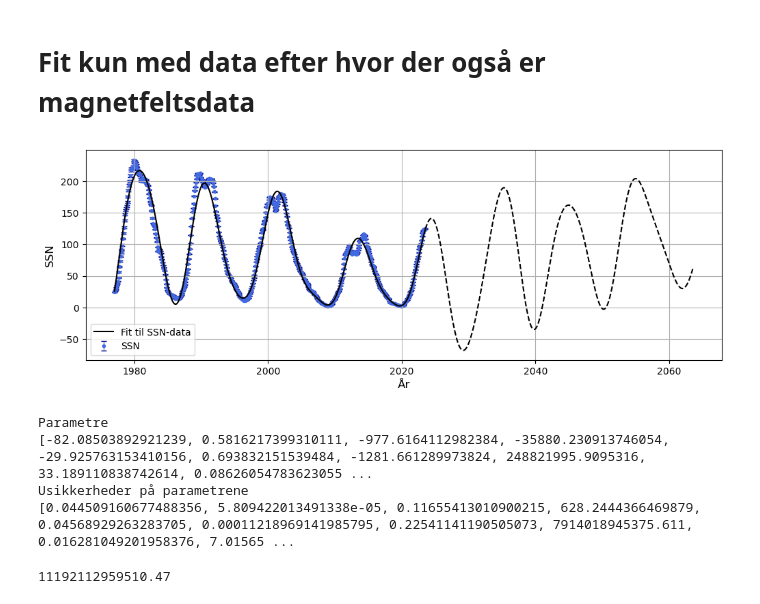
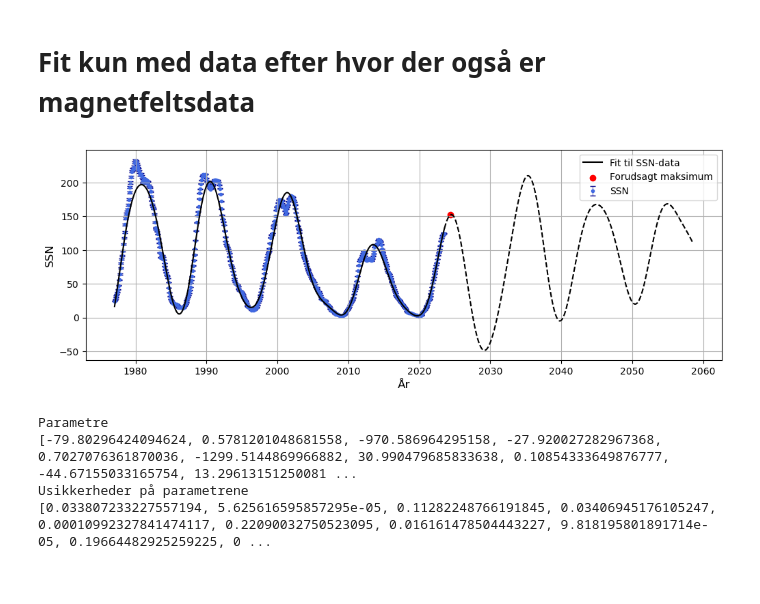
Before and after one commit to Focus9752/Solpletter_projekt, a Jupyter notebook: Magnus carlsen/Endelig_ikke_ok.ipynb, the cells around one changed output. Drawn from its saved outputs; the diff is of its cells as text; code cells hidden in the pictures.

Commit message:
Forudsagt en forudsigelse

```diff
--- a/Magnus carlsen/Endelig_ikke_ok.ipynb
+++ b/Magnus carlsen/Endelig_ikke_ok.ipynb
@@ -363,63 +371,47 @@ Var4 , Cov4 = curve_fit(sin4 , SSN_date_fraction_arr , SSN_arr , sigma=SSN_uncer
 def sin5(x,a1,b1,c1,d1,a2,b2,c2,d2,a3,b3,c3,d3,a4,b4,c4,d4,a5,b5,c5,d5):
     return a1 * np.sin( x * b1 + c1 ) + d1 + a2 * np.sin( x * b2 + c2 ) + d2 + a3 * np.sin( x * b3 + c3 ) + d3 + a4 * np.sin( x * b4 + c4 ) + d4 + a5 * np.sin( x * b5 + c5 ) + d5
 Var5 , Cov5 = curve_fit(sin5 , SSN_date_fraction_arr , SSN_arr , sigma=SSN_uncert_arr , absolute_sigma=True , maxfev=10000 , p0=[*Var4,1,1/5.5,1,1])
+
+# 6
+def sin5_1_offset(x,a1,b1,c1,a2,b2,c2,a3,b3,c3,a4,b4,c4,a5,b5,c5,d5):
+    return a1 * np.sin( x * b1 + c1 ) + a2 * np.sin( x * b2 + c2 ) + a3 * np.sin( x * b3 + c3 ) + a4 * np.sin( x * b4 + c4 ) + a5 * np.sin( x * b5 + c5 ) + d5
+Var5_1_off , Cov5_1_off = curve_fit(sin5_1_offset , SSN_date_fraction_arr , SSN_arr , sigma=SSN_uncert_arr , absolute_sigma=True , maxfev=10000, p0=[-79.80304918007994, 0.5781201110441594, -970.5869776850946, -27.920069586058016, 0.7027072800106726, -1299.5137732153557, 30.990499020412056, 0.10854315225975406, -44.67117979277153, 13.296108420748888, 1.079308227086001, -1882.138690098061, 19.083472002376485, 0.35499660758783963, -344.5831086750815, 76.65565902091087])
 # %%
 x=np.linspace(SSN_date_fraction_arr[0], SSN_date_fraction_arr[-1], 10000)
-x2 = np.linspace(SSN_date_fraction_arr_old[-1], SSN_date_fraction_arr[-1] + 40, 10000)
+x2 = np.linspace(SSN_date_fraction_arr_old[-1], SSN_date_fraction_arr[-1] + 35, 10000)
 
 # Set of colours for the first data
 color_SSN = 'royalblue'  # Colour for the data points
 color_SSN_uncert = 'darkblue'  # Colour for the uncertainties
 
 # Set of colours for the second data
 color_WSO = 'darkorange'  # Colour for the data points
 color_WSO_uncert = 'crimson'  # Colour for the uncertainties
 
 plt.figure(figsize=(12,4))
 
 plt.grid(True)
 #plt.errorbar(SSN_date_fraction_arr, wso_smoothed_magnetic_field_arr, label="Magnetfeltsstyrke", fmt='.', yerr=wso_smoothed_uncert_arr, ecolor=color_WSO_uncert, c=color_WSO, elinewidth=0.5, capsize=3,  zorder=0)
 plt.errorbar(SSN_date_fraction_arr, SSN_arr, label="SSN", yerr=SSN_uncert_arr, fmt='.', ecolor=color_SSN_uncert, c=color_SSN, elinewidth=0.5, capsize=3,  zorder=0)
-plt.plot(x, sin5(x, *Var5), label='Fit til SSN-data', color='black')
-plt.plot(x2, sin5(x2, *Var5),color='black', linestyle="--")
+plt.plot(x, sin5_1_offset(x, *Var5_1_off), label='Fit til SSN-data', color='black')
+plt.plot(x2, sin5_1_offset(x2, *Var5_1_off),color='black', linestyle="--")
+plt.scatter(2024.4, sin5_1_offset(2024.4, *Var5_1_off), color="red", label="Forudsagt maksimum")
 plt.xlabel('År', fontsize=12)
 plt.ylabel(r'SSN', fontsize=12)
 plt.legend()
 plt.show()
 
 # Print parametre
 print("Parametre")
-print(list(Var5))
+print(list(Var5_1_off))
 
 # Gem usikkerheder på parametrene og print dem
-perr = np.sqrt(np.diag(Cov5))
+Var5_1_off_uncert = np.sqrt(np.diag(Cov5_1_off))
 print("Usikkerheder på parametrene")
-print(list(perr))
+print(list(Var5_1_off_uncert))
 # %% [output]
-[figure, old version]
+[figure, new version]
 Parametre
-[-82.08503892921239, 0.5816217399310111, -977.6164112982384, -35880.230913746054, -29.925763153410156, 0.693832151539484, -1281.661289973824, 248821995.9095316, 33.189110838742614, 0.08626054783623055 ...
+[-79.80296424094624, 0.5781201048681558, -970.586964295158, -27.920027282967368, 0.7027076361870036, -1299.5144869966882, 30.990479685833638, 0.10854333649876777, -44.67155033165754, 13.29613151250081 ...
 Usikkerheder på parametrene
-[0.044509160677488356, 5.809422013491338e-05, 0.11655413010900215, 628.2444366469879, 0.04568929263283705, 0.00011218969141985795, 0.22541141190505073, 7914018945375.611, 0.016281049201958376, 7.01565 ...
+[0.033807233227557194, 5.625616595857295e-05, 0.11282248766191845, 0.03406945176105247, 0.00010992327841474117, 0.22090032750523095, 0.016161478504443227, 9.818195801891714e-05, 0.19664482925259225, 0 ...
-# %%
-# Given the following function, which takes in some parameters and a value x
-# 5
-def sin5(x,a1,b1,c1,d1,a2,b2,c2,d2,a3,b3,c3,d3,a4,b4,c4,d4,a5,b5,c5,d5):
-    return a1 * np.sin( x * b1 + c1 ) + d1 + a2 * np.sin( x * b2 + c2 ) + d2 + a3 * np.sin( x * b3 + c3 ) + d3 + a4 * np.sin( x * b4 + c4 ) + d4 + a5 * np.sin( x * b5 + c5 ) + d5
-
-def propagated_variance(x, p, perr, Cov):
-    # Calculate the variance of the function at x
-    # p is the parameters of the function
-    # perr is the uncertainties of the parameters
-    # Cov is the covariance matrix of the parameters
-    # x is the value at which the variance of the function is calculated
-    # Return
-    # The variance of the function at x
-    # The error of the function at x
-    # The error of the function at x as a percentage of the function value at x
-    return Var5, perr, perr / Var5 * 100
-
-# Calculate the error of the function at x = 2024.442898
-x = 2024.442898
-# %% [output]
-11192112959510.47
```
Also changed, not shown: parts of 10 cells of this notebook, 3 other files.
